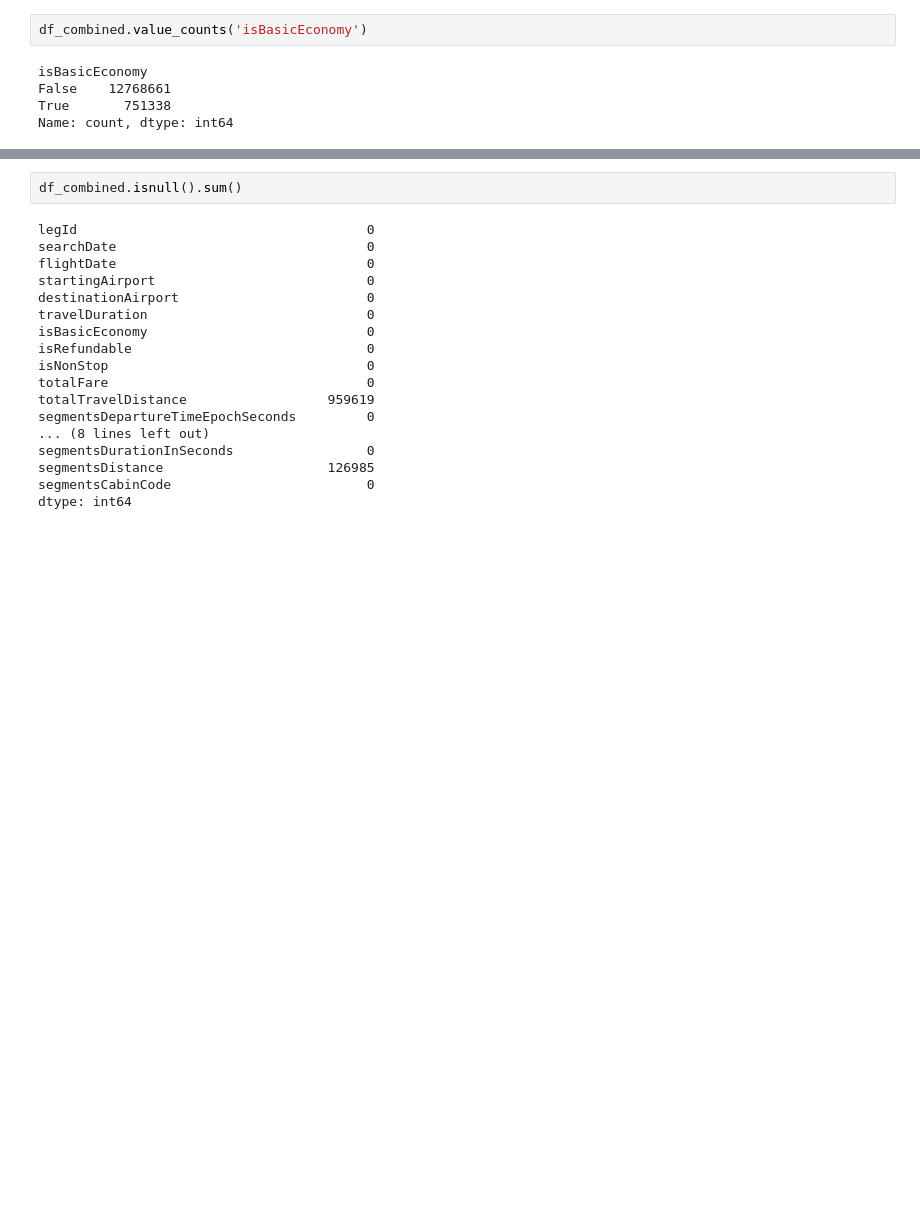
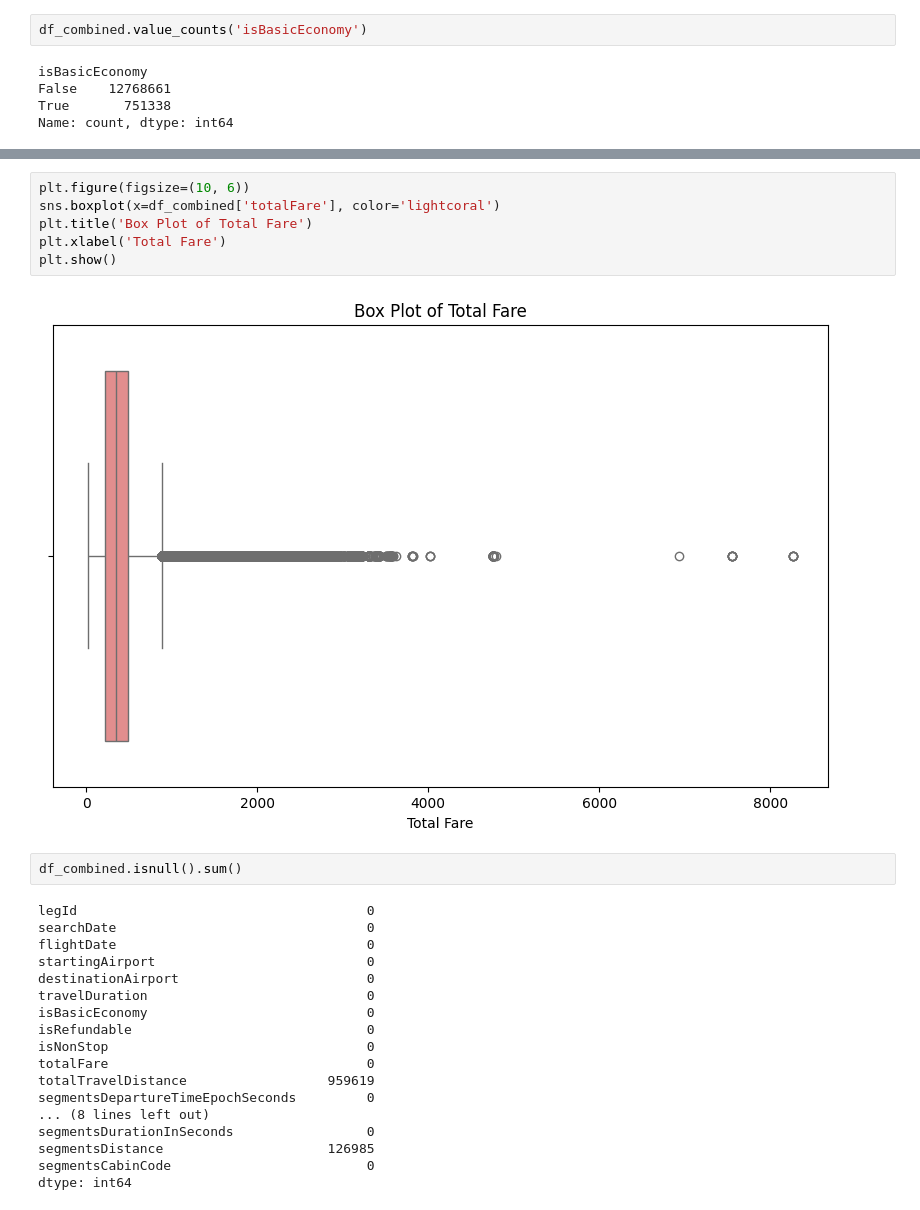
Before and after one commit to raym2828/adv_mla_at3_experimentation, a Jupyter notebook: notebooks/1_Taekjin_Jeong_25099654_EDA.ipynb, the cells around one changed output, grey strips where cells are left out. Drawn from its saved outputs; the diff is of its cells as text; blank space fills up the shorter version.

```diff
--- a/notebooks/1_Taekjin_Jeong_25099654_EDA.ipynb
+++ b/notebooks/1_Taekjin_Jeong_25099654_EDA.ipynb
@@ -170,3 +194,11 @@ df_combined.describe()
+# %%
+plt.figure(figsize=(10, 6))
+sns.boxplot(x=df_combined['totalFare'], color='lightcoral')
+plt.title('Box Plot of Total Fare')
+plt.xlabel('Total Fare')
+plt.show()
+# %% [output]
+[figure, added]
 # %%
 df_combined.isnull().sum()
 # %% [output]
```
Also changed, not shown: parts of 9 cells of this notebook, 3 other files.
